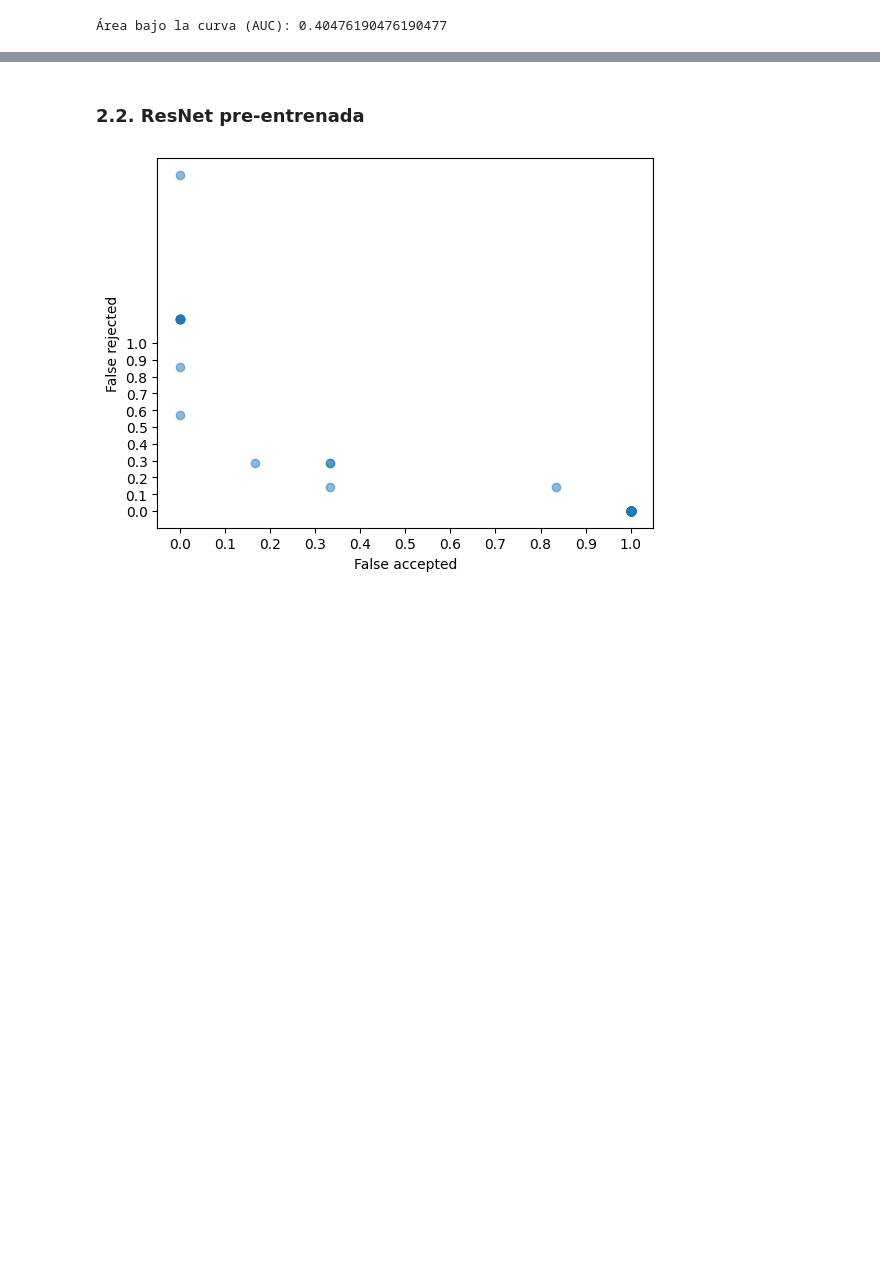
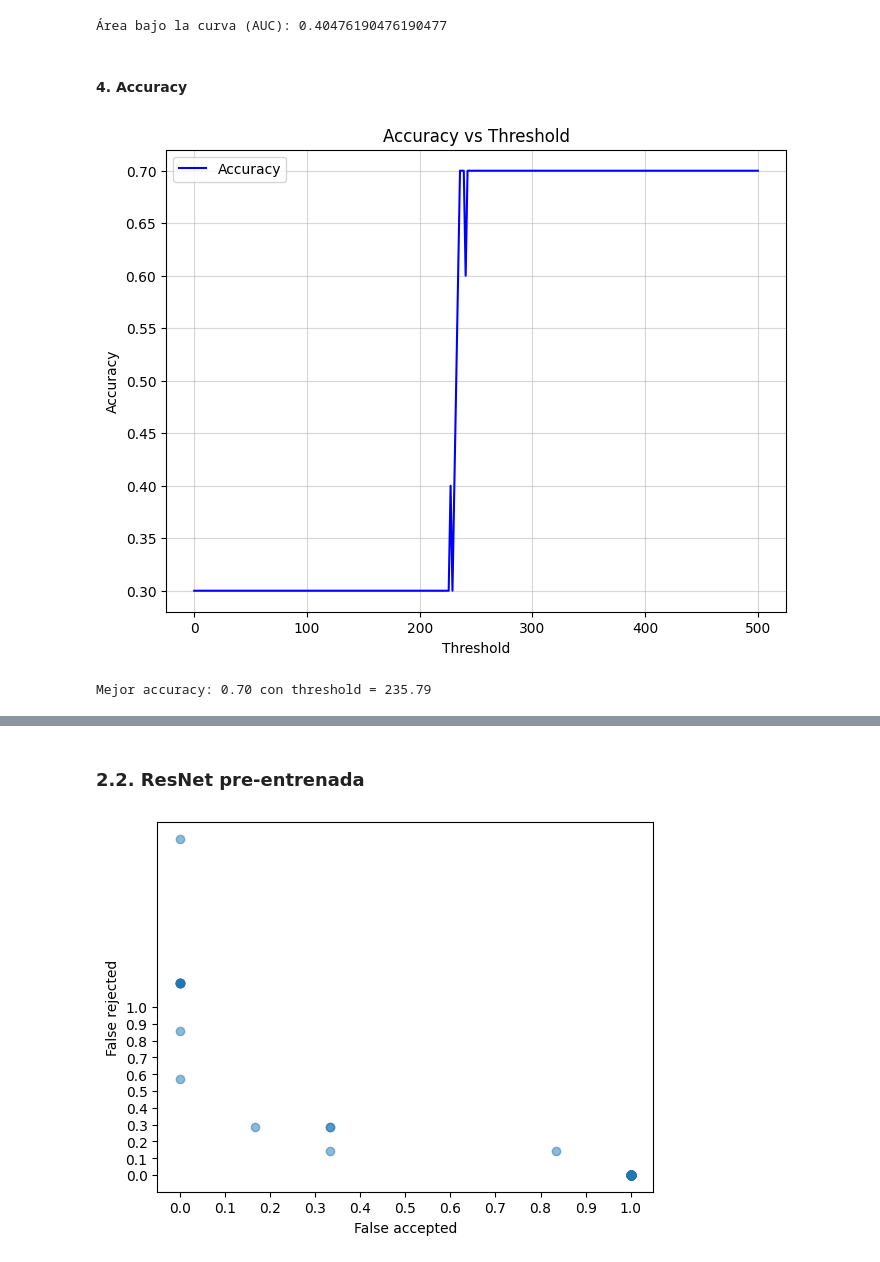
Before and after one commit to MediaMind-ULPGC/P06, a Jupyter notebook: Lee_base_datos.ipynb, the cells around one changed output, grey strips where cells are left out. Cells and saved outputs as stored; diff of their text form; code cells hidden in the pictures; blank space fills up the shorter version.

Commit message:
SIFT medidas completas

```diff
--- a/Lee_base_datos.ipynb
+++ b/Lee_base_datos.ipynb
@@ -271,3 +337,52 @@ roc_auc = auc(false_positive_rates, true_positive_rates)
 print(f"Área bajo la curva (AUC): {roc_auc}")
 # %% [output]
 Área bajo la curva (AUC): 0.40476190476190477
+# %% [markdown]
+#### 4. Accuracy
+# %%
+thresholds = np.linspace(0, 500, 300)
+accuracies = []
+
+int_usuario_no = 6
+int_usuarios_si = 7
+
+for threshold in thresholds:
+    correct_predictions = 0
+    total_predictions = 0
+
+    for subfolder in subfolders:
+        for file in os.listdir(dataset_path + '\\' + subfolder):
+            path = dataset_path + '\\' + subfolder + '\\' + file
+            true_target = targets[file]
+
+            img = cv.imread(path)
+            gray = cv.cvtColor(img, cv.COLOR_BGR2GRAY)
+
+            sift = cv.SIFT_create()
+            new_kp, new_des = sift.detectAndCompute(gray, None)
+            result, img_name = find_match(new_kp, new_des, users, threshold)
+
+            if int(result) == true_target:
+                correct_predictions += 1
+
+            total_predictions += 1
+
+    accuracy = correct_predictions / total_predictions
+    accuracies.append(accuracy)
+# %%
+plt.figure(figsize=(8, 6))
+plt.plot(thresholds, accuracies, label='Accuracy', color='blue')
+plt.xlabel("Threshold")
+plt.ylabel("Accuracy")
+plt.title("Accuracy vs Threshold")
+plt.grid(alpha=0.5)
+plt.legend()
+plt.show()
+# %% [output]
+[figure, added]
+# %%
+best_accuracy_index = np.argmax(accuracies)  # Índice del mejor accuracy
+best_threshold = thresholds[best_accuracy_index]
+print(f"Mejor accuracy: {accuracies[best_accuracy_index]:.2f} con threshold = {best_threshold:.2f}")
+# %% [output]
+Mejor accuracy: 0.70 con threshold = 235.79
```
Also changed, not shown: parts of 19 cells of this notebook.
